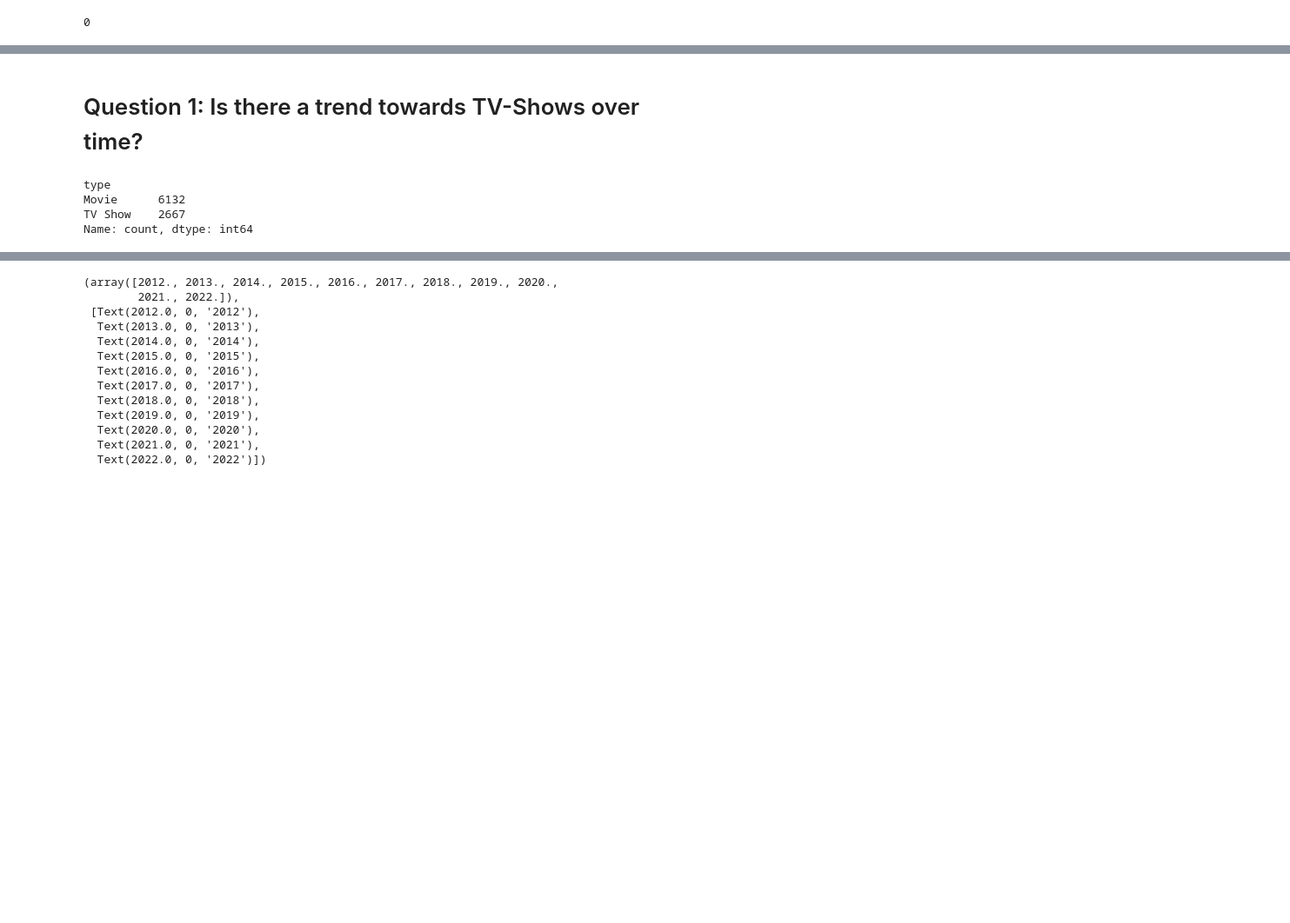
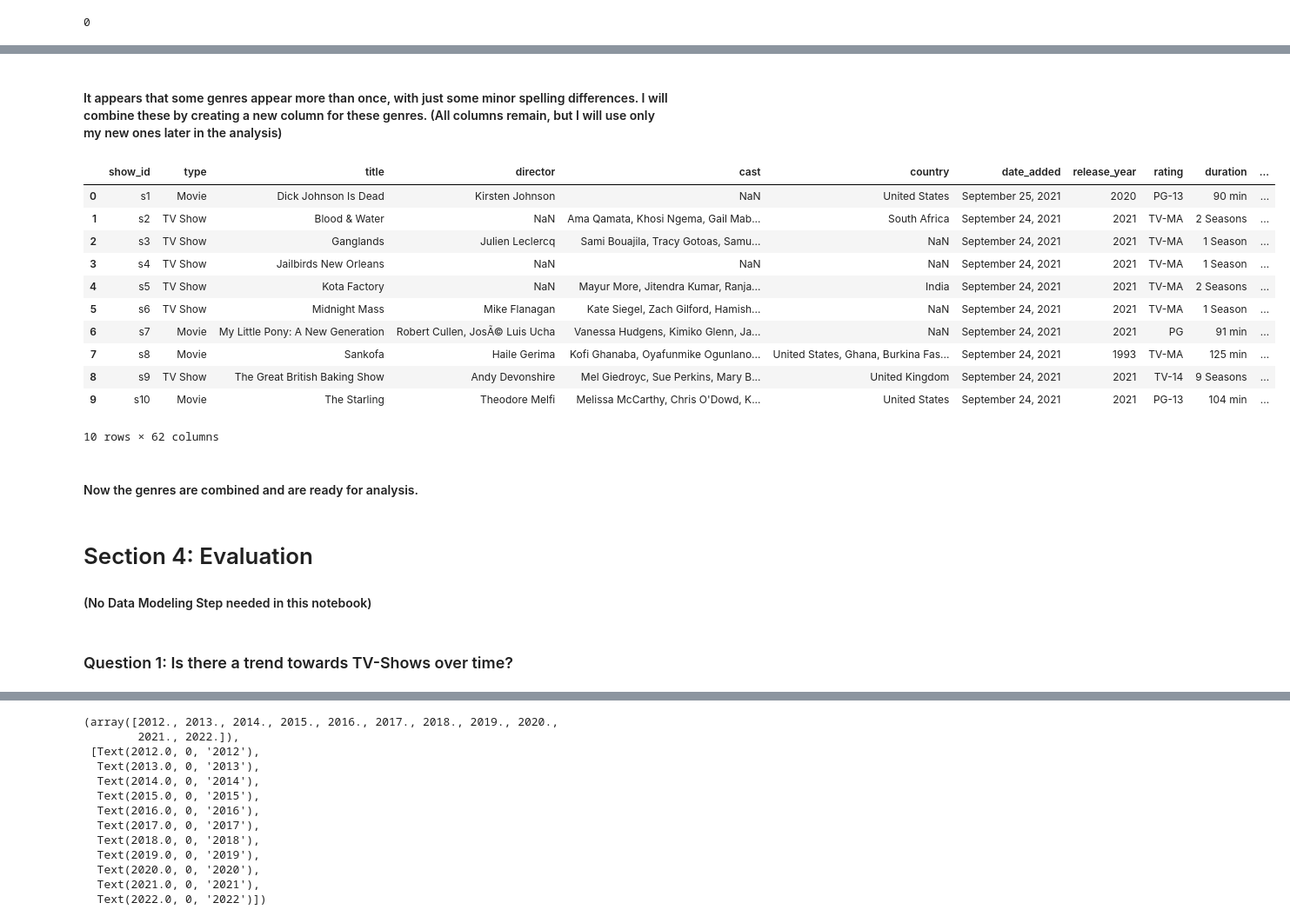
Before and after one commit to jehrnsperger/netflix, a Jupyter notebook: netflix_exploration.ipynb, the cells around one changed output, grey strips where cells are left out. Shown: that part at 87% size. Drawn from its saved outputs; the diff is of its cells as text; code cells hidden in the pictures; blank space fills up the shorter version.

Commit message:
improved structure of notebook

```diff
--- a/netflix_exploration.ipynb
+++ b/netflix_exploration.ipynb
@@ -2,4 +15,17 @@
 import pandas as pd
 import seaborn as sns
 from matplotlib import pyplot as plt
+# %%
+def read_csv_file(path_to_csv: str, encoding='unicode_escape', delimiter=None) -> pd.DataFrame:
+    """
+    Function to read in a csv-file from file path and return to pandas DataFrame.
+    Arguments:
+         path_to_csv: The file-path to the CSV-file.
+         encoding: Keyword-argument for pandas read_csv-function.
+         delimiter: Keyword-argument for pandas read_csv-function.
+    Returns:
+        pandas DataFrame
+    """
+    df = pd.read_csv(path_to_csv, encoding=encoding, delimiter=delimiter)
+    return df
 # %%
@@ -89,0 +164,2 @@ df['year_date_added'].isna().sum()
+# %% [markdown]
+#### It appears that some genres appear more than once, with just some minor spelling differences. I will combine these by creating a new column for these genres. (All columns remain, but I will use only my new ones later in the analysis)
@@ -90,9 +175,22 @@ df['year_date_added'].isna().sum()
+# %%
+df.head(10)
+# %% [output]
+|  | show_id | type | title | director | cast | country | date_added | release_year | rating | duration | ... |
+| 0 | s1 | Movie | Dick Johnson Is Dead | Kirsten Johnson | NaN | United States | September 25, 2021 | 2020 | PG-13 | 90 min | ... |
+| 1 | s2 | TV Show | Blood & Water | NaN | Ama Qamata, Khosi Ngema, Gail Mab... | South Africa | September 24, 2021 | 2021 | TV-MA | 2 Seasons | ... |
+| 2 | s3 | TV Show | Ganglands | Julien Leclercq | Sami Bouajila, Tracy Gotoas, Samu... | NaN | September 24, 2021 | 2021 | TV-MA | 1 Season | ... |
+| 3 | s4 | TV Show | Jailbirds New Orleans | NaN | NaN | NaN | September 24, 2021 | 2021 | TV-MA | 1 Season | ... |
+| 4 | s5 | TV Show | Kota Factory | NaN | Mayur More, Jitendra Kumar, Ranja... | India | September 24, 2021 | 2021 | TV-MA | 2 Seasons | ... |
+| 5 | s6 | TV Show | Midnight Mass | Mike Flanagan | Kate Siegel, Zach Gilford, Hamish... | NaN | September 24, 2021 | 2021 | TV-MA | 1 Season | ... |
+| 6 | s7 | Movie | My Little Pony: A New Generation | Robert Cullen, JosÃ© Luis Ucha | Vanessa Hudgens, Kimiko Glenn, Ja... | NaN | September 24, 2021 | 2021 | PG | 91 min | ... |
+| 7 | s8 | Movie | Sankofa | Haile Gerima | Kofi Ghanaba, Oyafunmike Ogunlano... | United States, Ghana, Burkina Fas... | September 24, 2021 | 1993 | TV-MA | 125 min | ... |
+| 8 | s9 | TV Show | The Great British Baking Show | Andy Devonshire | Mel Giedroyc, Sue Perkins, Mary B... | United Kingdom | September 24, 2021 | 2021 | TV-14 | 9 Seasons | ... |
+| 9 | s10 | Movie | The Starling | Theodore Melfi | Melissa McCarthy, Chris O'Dowd, K... | United States | September 24, 2021 | 2021 | PG-13 | 104 min | ... |
+10 rows × 62 columns
+# %% [markdown]
+#### Now the genres are combined and are ready for analysis.
+# %% [markdown]
+# Section 4: Evaluation
+#### (No Data Modeling Step needed in this notebook)
 # %% [markdown]
-# Question 1: Is there a trend towards TV-Shows over time?
+### Question 1: Is there a trend towards TV-Shows over time?
-# %%
-df.type.value_counts()
-# %% [output]
-type
-Movie      6132
-TV Show    2667
-Name: count, dtype: int64
```
Also changed, not shown: parts of 75 cells of this notebook.
